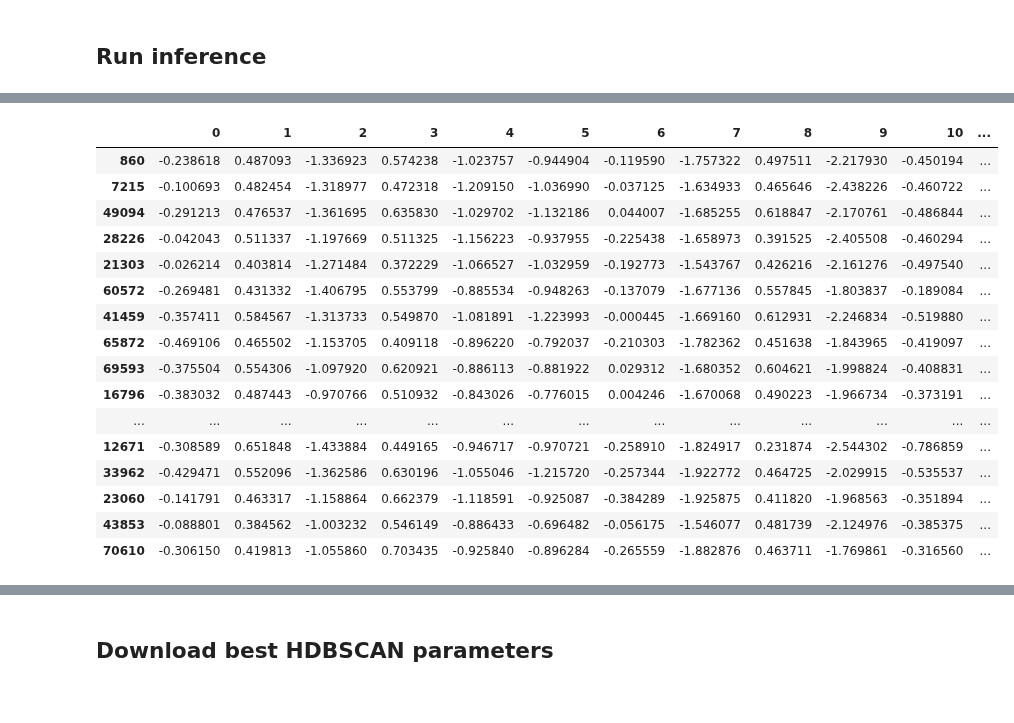
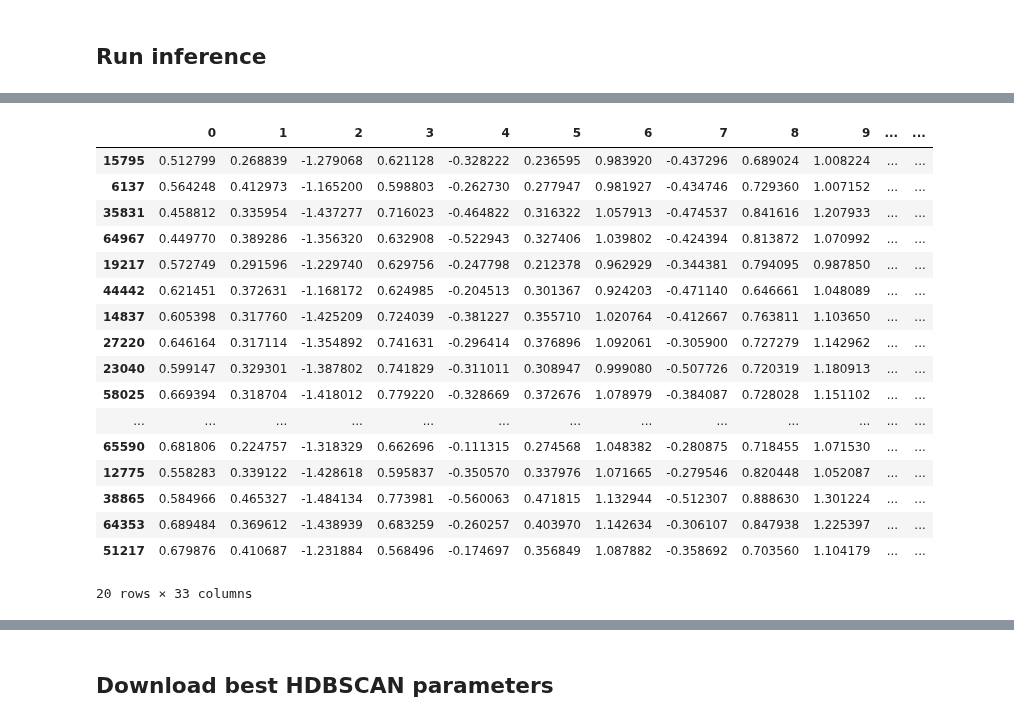
Before and after one commit to hits-sdo/hits-sdo-similaritysearch, a Jupyter notebook: search_byol/byol_index_retrieval_pl.ipynb, the cells around one changed output, grey strips where cells are left out. Drawn from its saved outputs; the diff is of its cells as text; code cells hidden in the pictures.

```diff
--- a/search_byol/byol_index_retrieval_pl.ipynb
+++ b/search_byol/byol_index_retrieval_pl.ipynb
@@ -241,8 +241,8 @@ loss = 'contrast'   # 'contrast' or 'cos'
 learning_rate = 0.1
 cosine_scheduler_start = .1
 cosine_scheduler_end = 1.0
-projection_size = 16
-prediction_size = 16
+projection_size = 32
+prediction_size = 32
 
 notes = ""
 name = f"{initial}-ds{data_stride}_bs{batch_size}_lr{learning_rate}_{augmentation}aug_ss{cosine_scheduler_start}_se{cosine_scheduler_end}_pjs{projection_size}_pds{prediction_size}_{loss}"
@@ -344,8 +344,12 @@ class BYOL(pl.LightningModule):
 # %% [markdown]
 ## Download and load checkpoint
 # %%
-run_path = 'search-byol/search-byol-for_real/bmq5wt8g'
-checkpoint = 'MT-ds1_bs64_lr0.1_doubleaug_ss0.1_se1.0_pjs16_pds16_contrast_.pt'
+# run_path = 'search-byol/search-byol-for_real/bmq5wt8g'
+# checkpoint = 'MT-ds1_bs64_lr0.1_doubleaug_ss0.1_se1.0_pjs16_pds16_contrast_.pt'
+
+run_path = 'search-byol/search-byol-for_real/sakk8rai'
+checkpoint = 'AMJ-ds1_bs64_lr0.1_doubleaug_ss0.1_se1.0_pjs32_pds32_contrast_.pt'
+
 best_model = wandb.restore(checkpoint, run_path=run_path)
 # %%
 model = BYOL(lr=learning_rate, projection_size=projection_size, prediction_size=prediction_size, cosine_scheduler_start=cosine_scheduler_start, cosine_scheduler_end=cosine_scheduler_end, loss=loss)
@@ -421,10 +428,10 @@ embeddings_index.to_csv('MT-ds1_bs64_lr0.1_doubleaug_ss0.1_se1.0_pjs16_pds16_con
 # %%
 # Select random embedding
-embeddings_index.iloc[:,:16].values
+embeddings_index.iloc[:,:projection_size].values
 query_index = np.random.choice(embeddings_index.shape[0], size=1)
-query_embedding = embeddings_index.iloc[query_index,:16]
+query_embedding = embeddings_index.iloc[query_index,:projection_size]
 
 print(query_embedding.shape)
-print(embeddings_index.iloc[:,:16].values)
+print(embeddings_index.iloc[:,:projection_size].values)
 print(embeddings_index.shape)
 # %% [output]
@@ -448,6 +455,6 @@ print(embeddings_index.shape)
 from sklearn.metrics.pairwise import cosine_similarity
 # %%
 # Calculate cosine sim on all embeddings compared to query_embedding
-embeddings_index['cosine_similarity'] = cosine_similarity(embeddings_index.iloc[:,:16].values, query_embedding)
+embeddings_index['cosine_similarity'] = cosine_similarity(embeddings_index.iloc[:,:projection_size].values, query_embedding)
 embeddings_index
 # %% [output]
@@ -467,25 +474,26 @@ embeddings_index
 # %%
 # Get k nearest neighbors based on cosine_similarity
 query_neighbors = embeddings_index.sort_values(by=['cosine_similarity'], ascending=False)
 k = 20
-kquery_neighbors = query_neighbors.iloc[:k,:33]
+kquery_neighbors = query_neighbors.iloc[:k,:projection_size+1]
 kquery_neighbors
 # %% [output]
-|  | 0 | 1 | 2 | 3 | 4 | 5 | 6 | 7 | 8 | 9 | 10 | ... |
-| 860 | -0.238618 | 0.487093 | -1.336923 | 0.574238 | -1.023757 | -0.944904 | -0.119590 | -1.757322 | 0.497511 | -2.217930 | -0.450194 | ... |
-| 7215 | -0.100693 | 0.482454 | -1.318977 | 0.472318 | -1.209150 | -1.036990 | -0.037125 | -1.634933 | 0.465646 | -2.438226 | -0.460722 | ... |
-| 49094 | -0.291213 | 0.476537 | -1.361695 | 0.635830 | -1.029702 | -1.132186 | 0.044007 | -1.685255 | 0.618847 | -2.170761 | -0.486844 | ... |
-| 28226 | -0.042043 | 0.511337 | -1.197669 | 0.511325 | -1.156223 | -0.937955 | -0.225438 | -1.658973 | 0.391525 | -2.405508 | -0.460294 | ... |
-| 21303 | -0.026214 | 0.403814 | -1.271484 | 0.372229 | -1.066527 | -1.032959 | -0.192773 | -1.543767 | 0.426216 | -2.161276 | -0.497540 | ... |
-| 60572 | -0.269481 | 0.431332 | -1.406795 | 0.553799 | -0.885534 | -0.948263 | -0.137079 | -1.677136 | 0.557845 | -1.803837 | -0.189084 | ... |
-| 41459 | -0.357411 | 0.584567 | -1.313733 | 0.549870 | -1.081891 | -1.223993 | -0.000445 | -1.669160 | 0.612931 | -2.246834 | -0.519880 | ... |
-| 65872 | -0.469106 | 0.465502 | -1.153705 | 0.409118 | -0.896220 | -0.792037 | -0.210303 | -1.782362 | 0.451638 | -1.843965 | -0.419097 | ... |
-| 69593 | -0.375504 | 0.554306 | -1.097920 | 0.620921 | -0.886113 | -0.881922 | 0.029312 | -1.680352 | 0.604621 | -1.998824 | -0.408831 | ... |
-| 16796 | -0.383032 | 0.487443 | -0.970766 | 0.510932 | -0.843026 | -0.776015 | 0.004246 | -1.670068 | 0.490223 | -1.966734 | -0.373191 | ... |
+|  | 0 | 1 | 2 | 3 | 4 | 5 | 6 | 7 | 8 | 9 | ... | ... |
+| 15795 | 0.512799 | 0.268839 | -1.279068 | 0.621128 | -0.328222 | 0.236595 | 0.983920 | -0.437296 | 0.689024 | 1.008224 | ... | ... |
+| 6137 | 0.564248 | 0.412973 | -1.165200 | 0.598803 | -0.262730 | 0.277947 | 0.981927 | -0.434746 | 0.729360 | 1.007152 | ... | ... |
+| 35831 | 0.458812 | 0.335954 | -1.437277 | 0.716023 | -0.464822 | 0.316322 | 1.057913 | -0.474537 | 0.841616 | 1.207933 | ... | ... |
+| 64967 | 0.449770 | 0.389286 | -1.356320 | 0.632908 | -0.522943 | 0.327406 | 1.039802 | -0.424394 | 0.813872 | 1.070992 | ... | ... |
+| 19217 | 0.572749 | 0.291596 | -1.229740 | 0.629756 | -0.247798 | 0.212378 | 0.962929 | -0.344381 | 0.794095 | 0.987850 | ... | ... |
+| 44442 | 0.621451 | 0.372631 | -1.168172 | 0.624985 | -0.204513 | 0.301367 | 0.924203 | -0.471140 | 0.646661 | 1.048089 | ... | ... |
+| 14837 | 0.605398 | 0.317760 | -1.425209 | 0.724039 | -0.381227 | 0.355710 | 1.020764 | -0.412667 | 0.763811 | 1.103650 | ... | ... |
+| 27220 | 0.646164 | 0.317114 | -1.354892 | 0.741631 | -0.296414 | 0.376896 | 1.092061 | -0.305900 | 0.727279 | 1.142962 | ... | ... |
+| 23040 | 0.599147 | 0.329301 | -1.387802 | 0.741829 | -0.311011 | 0.308947 | 0.999080 | -0.507726 | 0.720319 | 1.180913 | ... | ... |
+| 58025 | 0.669394 | 0.318704 | -1.418012 | 0.779220 | -0.328669 | 0.372676 | 1.078979 | -0.384087 | 0.728028 | 1.151102 | ... | ... |
 | ... | ... | ... | ... | ... | ... | ... | ... | ... | ... | ... | ... | ... |
-| 12671 | -0.308589 | 0.651848 | -1.433884 | 0.449165 | -0.946717 | -0.970721 | -0.258910 | -1.824917 | 0.231874 | -2.544302 | -0.786859 | ... |
-| 33962 | -0.429471 | 0.552096 | -1.362586 | 0.630196 | -1.055046 | -1.215720 | -0.257344 | -1.922772 | 0.464725 | -2.029915 | -0.535537 | ... |
-| 23060 | -0.141791 | 0.463317 | -1.158864 | 0.662379 | -1.118591 | -0.925087 | -0.384289 | -1.925875 | 0.411820 | -1.968563 | -0.351894 | ... |
-| 43853 | -0.088801 | 0.384562 | -1.003232 | 0.546149 | -0.886433 | -0.696482 | -0.056175 | -1.546077 | 0.481739 | -2.124976 | -0.385375 | ... |
-| 70610 | -0.306150 | 0.419813 | -1.055860 | 0.703435 | -0.925840 | -0.896284 | -0.265559 | -1.882876 | 0.463711 | -1.769861 | -0.316560 | ... |
+| 65590 | 0.681806 | 0.224757 | -1.318329 | 0.662696 | -0.111315 | 0.274568 | 1.048382 | -0.280875 | 0.718455 | 1.071530 | ... | ... |
+| 12775 | 0.558283 | 0.339122 | -1.428618 | 0.595837 | -0.350570 | 0.337976 | 1.071665 | -0.279546 | 0.820448 | 1.052087 | ... | ... |
+| 38865 | 0.584966 | 0.465327 | -1.484134 | 0.773981 | -0.560063 | 0.471815 | 1.132944 | -0.512307 | 0.888630 | 1.301224 | ... | ... |
+| 64353 | 0.689484 | 0.369612 | -1.438939 | 0.683259 | -0.260257 | 0.403970 | 1.142634 | -0.306107 | 0.847938 | 1.225397 | ... | ... |
+| 51217 | 0.679876 | 0.410687 | -1.231884 | 0.568496 | -0.174697 | 0.356849 | 1.087882 | -0.358692 | 0.703560 | 1.104179 | ... | ... |
+20 rows × 33 columns
 # %%
```
Also changed, not shown: parts of 8 cells of this notebook.
